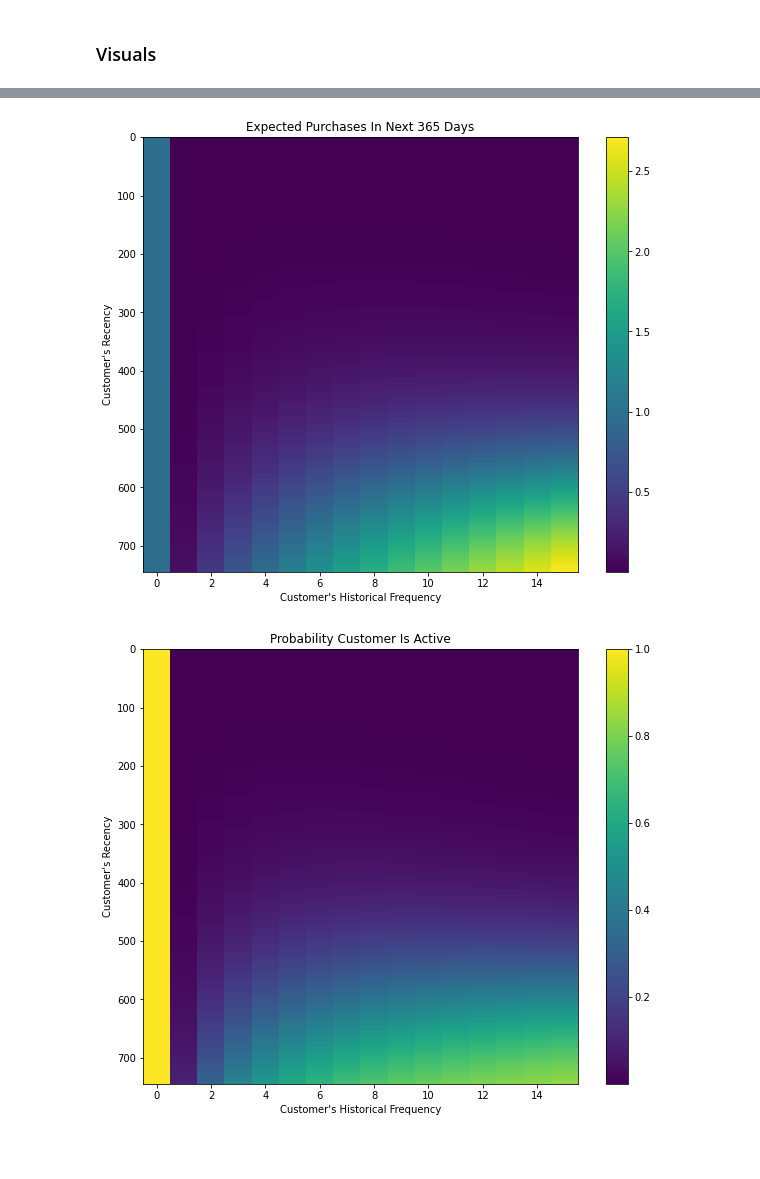
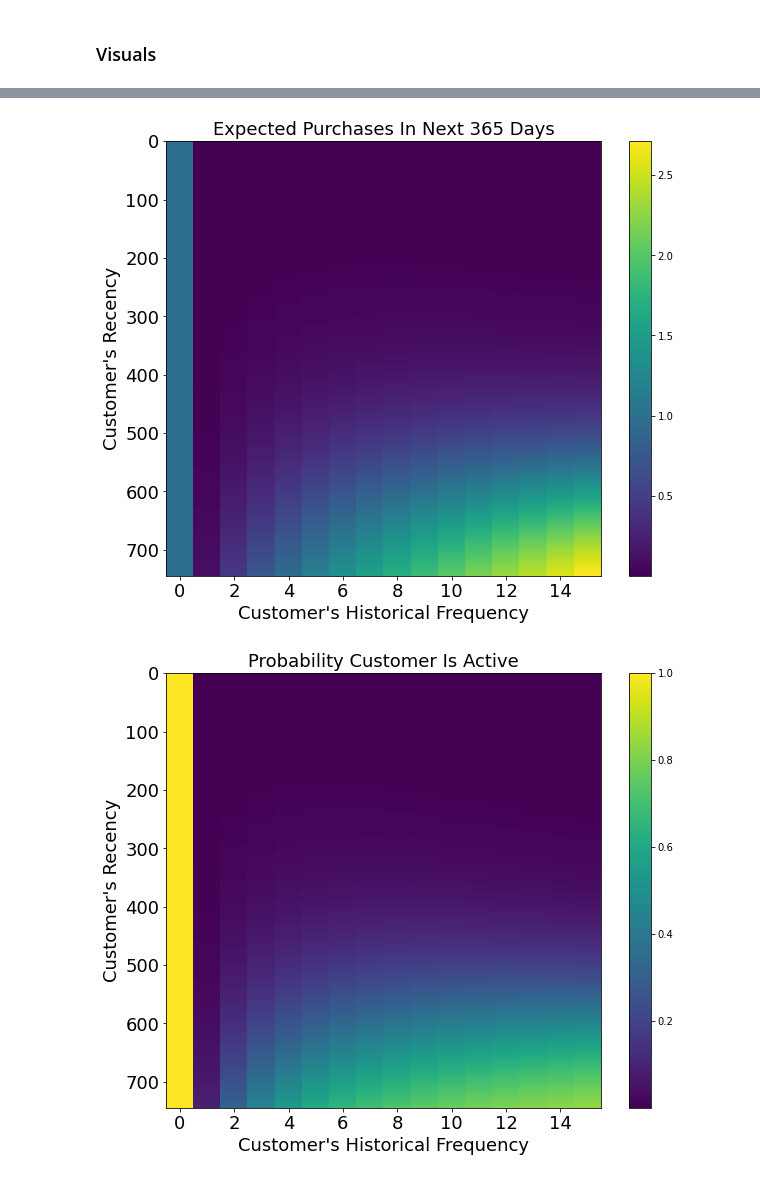
Before and after one commit to zander1268/custorama, a Jupyter notebook: final_bg_nbd_modeling.ipynb, the cells around one changed output, grey strips where cells are left out. Drawn from its saved outputs; the diff is of its cells as text; code cells hidden in the pictures; blank space fills up the shorter version.

```diff
--- a/final_bg_nbd_modeling.ipynb
+++ b/final_bg_nbd_modeling.ipynb
@@ -393,7 +400,7 @@ bgf_2 = BetaGeoFitter(penalizer_coef=0)
 # %%
 #Fit model to df_ch
 bgf_2.fit(
-        frequency = df_ch_2["frequency_cal"],
+        frequency = df_ch_2["frequency_cal"], ≈
         recency = df_ch_2["recency_cal"],
         T = df_ch_2["T_cal"],
         weights = None,
@@ -629,19 +656,28 @@ plt.savefig("visuals/cumulative_clv_future.png")
 # %%
 from lifetimes.plotting import plot_frequency_recency_matrix
-fig = plt.figure(figsize=(10,8))
+fig, ax = plt.subplots(figsize=(10,8))
 fig = plot_frequency_recency_matrix(bgf_2,T=365)
-fig.set_title("Expected Purchases In Next 365 Days");
+ax.set_title("Expected Purchases In Next 365 Days",fontsize=18)
+fig.set_xlabel("Customer's Historical Frequency",fontsize=18)
+fig.set_ylabel("Customer's Recency",fontsize=18)
+plt.xticks(fontsize=18)
+plt.yticks(fontsize=18);
 plt.savefig("visuals/expected_purchases_matrix.png")
 # %% [output]
-[figure, old version]
+[figure, new version]
 # %%
 from lifetimes.plotting import plot_probability_alive_matrix
 fig = plt.figure(figsize=(10,8))
 fig = plot_probability_alive_matrix(bgf_2)
-fig.set_title("Probability Customer Is Active");
+fig.set_title("Probability Customer Is Active",fontsize=18)
+fig.set_xlabel("Customer's Historical Frequency",fontsize=18)
+fig.set_ylabel("Customer's Recency",fontsize=18)
+plt.xticks(fontsize=18)
+plt.yticks(fontsize=18)
+;
 plt.savefig("visuals/probability_active_matrix.png")
 # %% [output]
-[figure, old version]
+[figure, new version]
 # %%
 import scipy.stats as stats
 fig, ax_gamma = plt.subplots(figsize = (10, 8))
```
Also changed, not shown: parts of 13 cells of this notebook, 9 other files.
